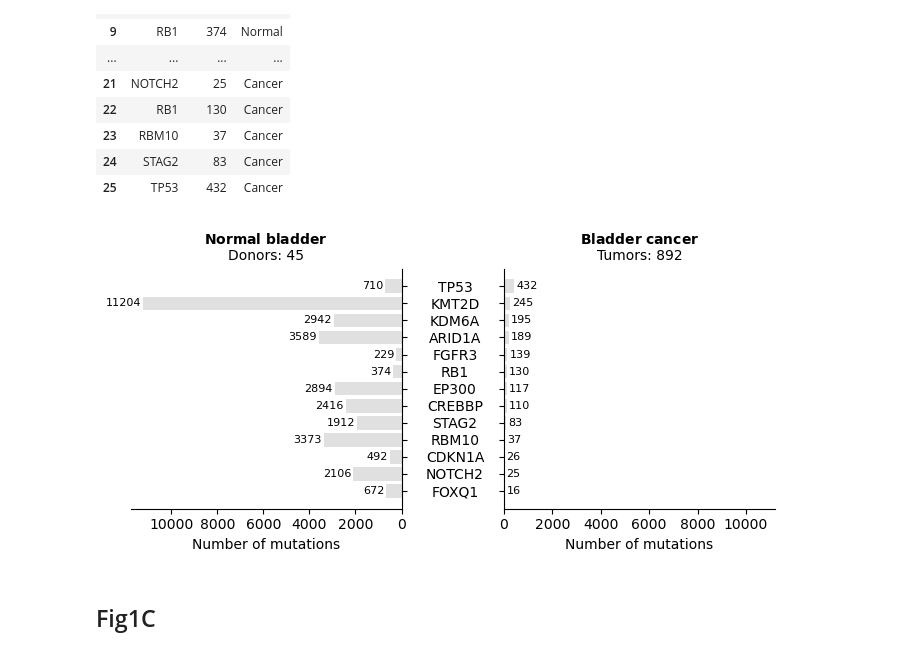
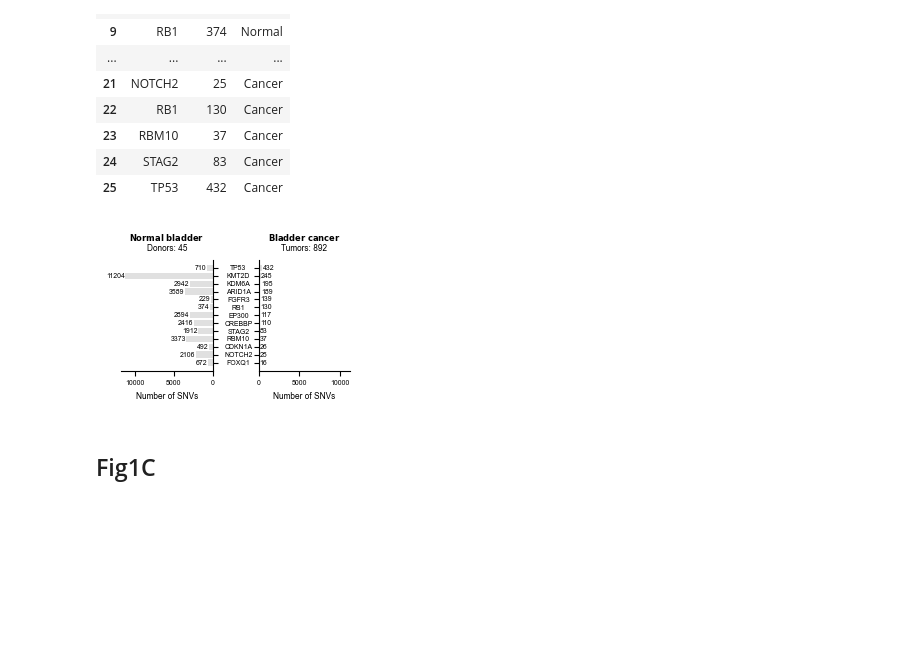
Before and after one commit to bbglab/normal_bladder_paper, a Jupyter notebook: main/Fig1/Fig1.ipynb, the cells around one changed output. Drawn from its saved outputs; the diff is of its cells as text; code cells hidden in the pictures; blank space fills up the shorter version.

```diff
--- a/main/Fig1/Fig1.ipynb
+++ b/main/Fig1/Fig1.ipynb
@@ -111,0 +66,26 @@ after removing for indels (tumor): 1744
+# %%
+# Normal bladder SNVs and indels
+print("Processing normal...")
+normal_maf_df = get_normal_maf(somatic_maf_file,
+                            lst_genes = gene_order)
+
+# Bladder cancer SNVs and indels
+print("Processing cancer...")
+cancer_type = ["BLCA", "BLADDER"]
+blca_cancer_df = get_cancer_maf_all(cancer_cohort_df[cancer_cohort_df["CANCER_TYPE"].isin(cancer_type)],
+                                    intogen_muts_path,
+                                    lst_genes = normal_maf_df["Gene"].unique())
+
+# Exclude sites that are not in the normal consensus panel
+print("Excluding mutations...")
+normal_df = normal_maf_df[normal_maf_df["DNA_POS"].isin(dna_prot_df[dna_prot_df["COVERED"] == 1]["DNA_POS"])]
+print(f"\tafter removing for masked (normal): {len(normal_df)}")
+blca_cancer_df = blca_cancer_df[blca_cancer_df["DNA_pos"].isin(dna_prot_df[dna_prot_df["COVERED"] == 1]["DNA_POS"])]
+print(f"\tafter removing for masked (tumor): {len(blca_cancer_df)}")
+
+# Remove indels
+normal_df = normal_df[normal_df["Consequence"] != "indel"].reset_index(drop=True)
+print(f"\tafter removing for indels (normal): {len(normal_df)}")
+
+blca_cancer_df = blca_cancer_df[blca_cancer_df["Consequence"] != "indel"].reset_index(drop=True)
+print(f"\tafter removing for indels (tumor): {len(blca_cancer_df)}")
@@ -141,14 +132,13 @@ size_df
 | 24 | STAG2 | 83 | Cancer |
 | 25 | TP53 | 432 | Cancer |
 # %%
-# Should't it be Number of SNVs?
 plot_mut_count_comparison(size_df,
-                          color="#E0E0E0",
-                          figsize=(7, 3.5),
-                          filename= os.path.join(figures_dir, "fig1b.pdf"),
-                          save=True)
+                          barcolor = "#E0E0E0",
+                          figsize = (2.955, 1.442),
+                          filename = os.path.join(figures_dir, "fig1b.pdf"),
+                          save = True)
 # %% [output]
-[figure, old version]
+[figure, new version]
 # %% [markdown]
 ## Fig1C
 # %%
```
Also changed, not shown: parts of 2 cells of this notebook, 2 other files.
